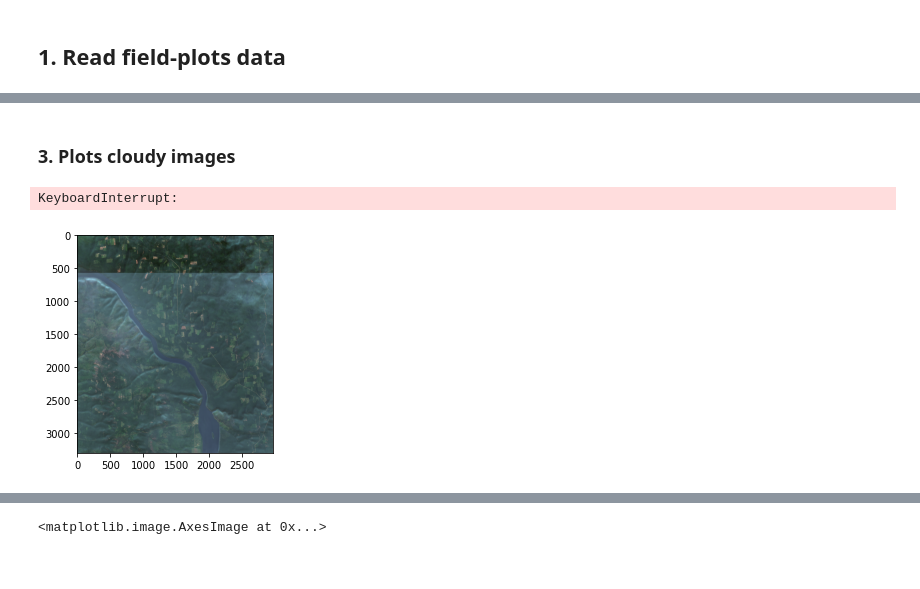
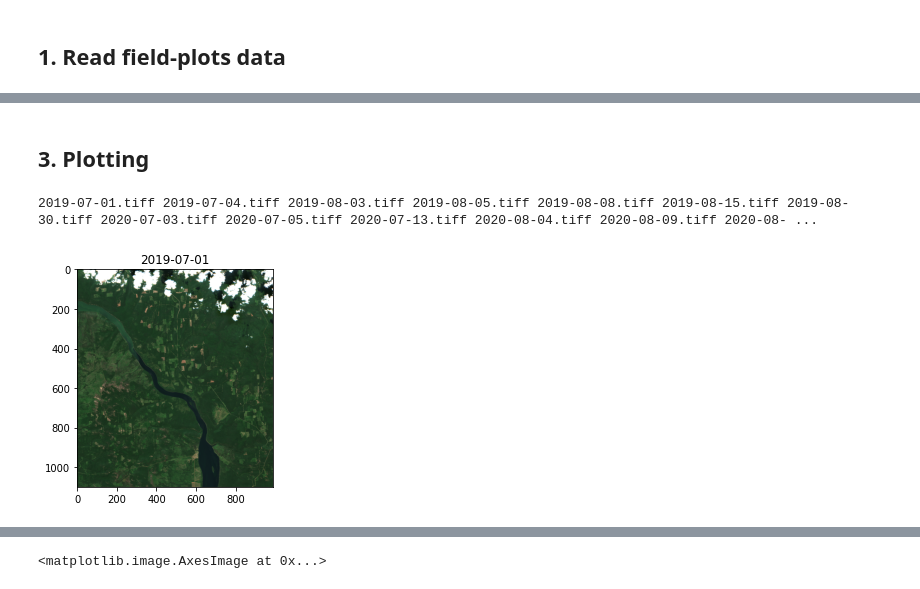
Before and after one commit to mishagrol/ForestMapping, a Jupyter notebook: notebooks/Cluster_field_plots_data.ipynb, the cells around one changed output, grey strips where cells are left out. Drawn from its saved outputs; the diff is of its cells as text; code cells hidden in the pictures.

```diff
--- a/notebooks/Cluster_field_plots_data.ipynb
+++ b/notebooks/Cluster_field_plots_data.ipynb
@@ -88,20 +26,0 @@ shape = gdf_30m.iloc[0, -1]
-# %%
-col_names = ["B01","B02","B03","B04","B05","B06","B07","B08","B8A","B09","B11","B12","CLM"]
-path='/Users/mikhailgasanov/Yandex.Disk.localized/STRIP/Bratsk/Sentinel2_2019_10_meters/'
-year = 2019
-list_of_geotiff = [tiff for tiff in os.listdir(path) if (str('-') in tiff) and ('tiff' in tiff)]
-
-df_indices_field = pd.DataFrame(columns = ['date',  *col_names, "NDVI"])
-
-dates_of_images = []
-
-
-
-for tiff_file in sorted(list_of_geotiff):
-    path_to_tiff_file = os.path.join(path, tiff_file)
-    with rio.open(path_to_tiff_file) as src:
-        out_image, out_transform = crop_mask(src, [shape], crop=True) # SUPER KEK - [shape] works, shape - doesn't
-        out_meta = src.meta
-        x = out_image[:12, ...].reshape(12, out_image.shape[1]*out_image.shape[2])
-    _df = pd.DataFrame(x.T, columns=col_names[:-1])
-#     df
@@ -111,2 +308,2 @@ def drop_nan_values_from_polygon(df:pd.DataFrame)->pd.DataFrame:
 # %% [markdown]
-### 3. Plots cloudy images
+## 3. Plotting
@@ -151,0 +310,6 @@ def plot_RGB(fname: str)->None:
+# %%
+path='/mnt/bulky2/mgasanov/CARBON/Sentinell2/ForestSentinell2/'
+list_of_geotiff = [tiff for tiff in os.listdir(path) if 'tiff' in tiff]
+mask = (df_indices_field['date'].dt.month>6) & (df_indices_field['date'].dt.month<9)
+dates_images = df_indices_field.loc[mask, 'date'].unique()
+dates_images = [str(image)[:10] for image in dates_images]
@@ -152,7 +327,16 @@ def plot_RGB(fname: str)->None:
+# %%
+for x in sorted(dates_images):
+    print(x+'.tiff ', end='')
+# %% [output]
+2019-07-01.tiff 2019-07-04.tiff 2019-08-03.tiff 2019-08-05.tiff 2019-08-08.tiff 2019-08-15.tiff 2019-08-30.tiff 2020-07-03.tiff 2020-07-05.tiff 2020-07-13.tiff 2020-08-04.tiff 2020-08-09.tiff 2020-08- ...
 # %%
-for tiff_file in sorted(list_of_geotiff):
-    path_to_tiff_file = os.path.join(path, tiff_file)
-    plot_RGB(path_to_tiff_file)
+for tiff_file in sorted(dates_images):
+    path_to_tiff_file = os.path.join(path, tiff_file+'.tiff')
+    print()
+    rgb_composite_bn = plot_RGB_file(path_to_tiff_file)
+    plt.imshow(rgb_composite_bn[::3, ::3, :])
+    plt.title(tiff_file.split('.')[0])
+    plt.show()
+    break
 # %% [output]
-KeyboardInterrupt:
-[figure, old version]
+[figure, new version]
```
Also changed, not shown: parts of 28 cells of this notebook, 11 other files.
